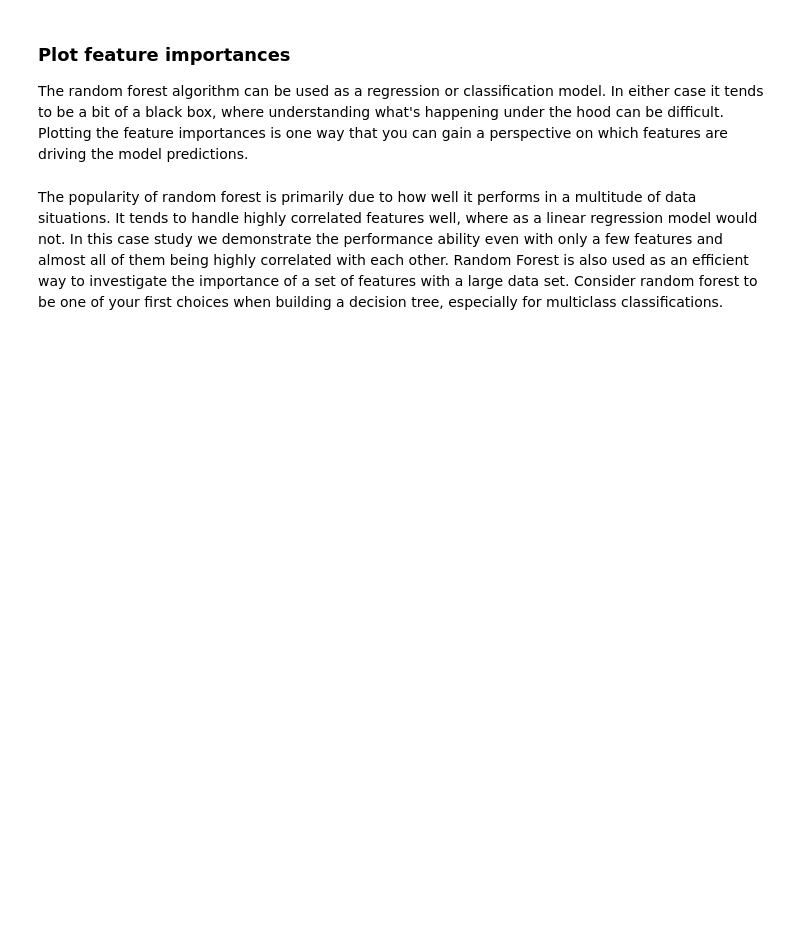
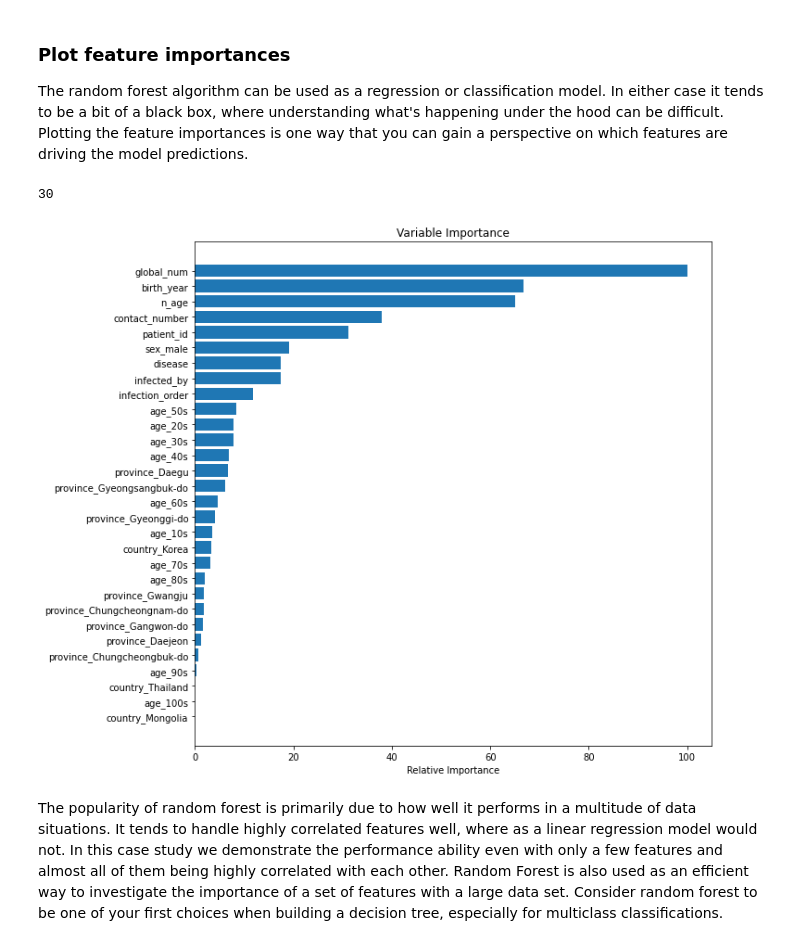
Before and after one commit to vishrast/Random-Forest-Case-Study, a Jupyter notebook: RandomForest_casestudy_covid19.ipynb, the cells around one changed output. Saved outputs shown, nothing was run; the diff lists cells and outputs as text; code cells hidden in the pictures; blank space fills up the shorter version.

```diff
--- a/RandomForest_casestudy_covid19.ipynb
+++ b/RandomForest_casestudy_covid19.ipynb
@@ -415,2 +415,8 @@ for i in df1.select_dtypes(include=['number']):
 # %% [markdown]
 **<font color='teal'> Create dummy features for object type features. </font>**
+# %%
+
+
+# One-hot encode all features in X.After dropping state column
+from sklearn.preprocessing import OneHotEncoder
+df2 = pd.get_dummies(df1.drop(columns="state"),drop_first=True)
@@ -420,8 +461,8 @@ for i in df1.select_dtypes(include=['number']):
 from sklearn.model_selection import train_test_split
 
 # dont forget to define your X and y
-
-X_train, X_test, y_train, y_test = train_test_split(X, y, test_size=.2, random_state=1)
+X_train, X_test, y_train, y_test = train_test_split(df2,
+                                                    df1["state"], test_size=0.2,random_state=1)
 # %% [markdown]
 ### Scale data to prep for model creation
 # %%
@@ -534,18 +589,21 @@ The random forest algorithm can be used as a regression or classification model.
 # %%
 feature_importance = clf.feature_importances_
 # make importances relative to max importance
 feature_importance = 100.0 * (feature_importance / feature_importance.max())[:30]
 sorted_idx = np.argsort(feature_importance)[:30]
 
 pos = np.arange(sorted_idx.shape[0]) + .5
 print(pos.size)
 sorted_idx.size
 plt.figure(figsize=(10,10))
 plt.barh(pos, feature_importance[sorted_idx], align='center')
-plt.yticks(pos, X.columns[sorted_idx])
+plt.yticks(pos, df2.columns[sorted_idx])
 plt.xlabel('Relative Importance')
 plt.title('Variable Importance')
 plt.show()
+# %% [output]
+30
+[figure, added]
 # %% [markdown]
 The popularity of random forest is primarily due to how well it performs in a multitude of data situations. It tends to handle highly correlated features well, where as a linear regression model would not. In this case study we demonstrate the performance ability even with only a few features and almost all of them being highly correlated with each other.
 Random Forest is also used as an efficient way to investigate the importance of a set of features with a large data set. Consider random forest to be one of your first choices when building a decision tree, especially for multiclass classifications.
```
Also changed, not shown: parts of 12 cells of this notebook.
